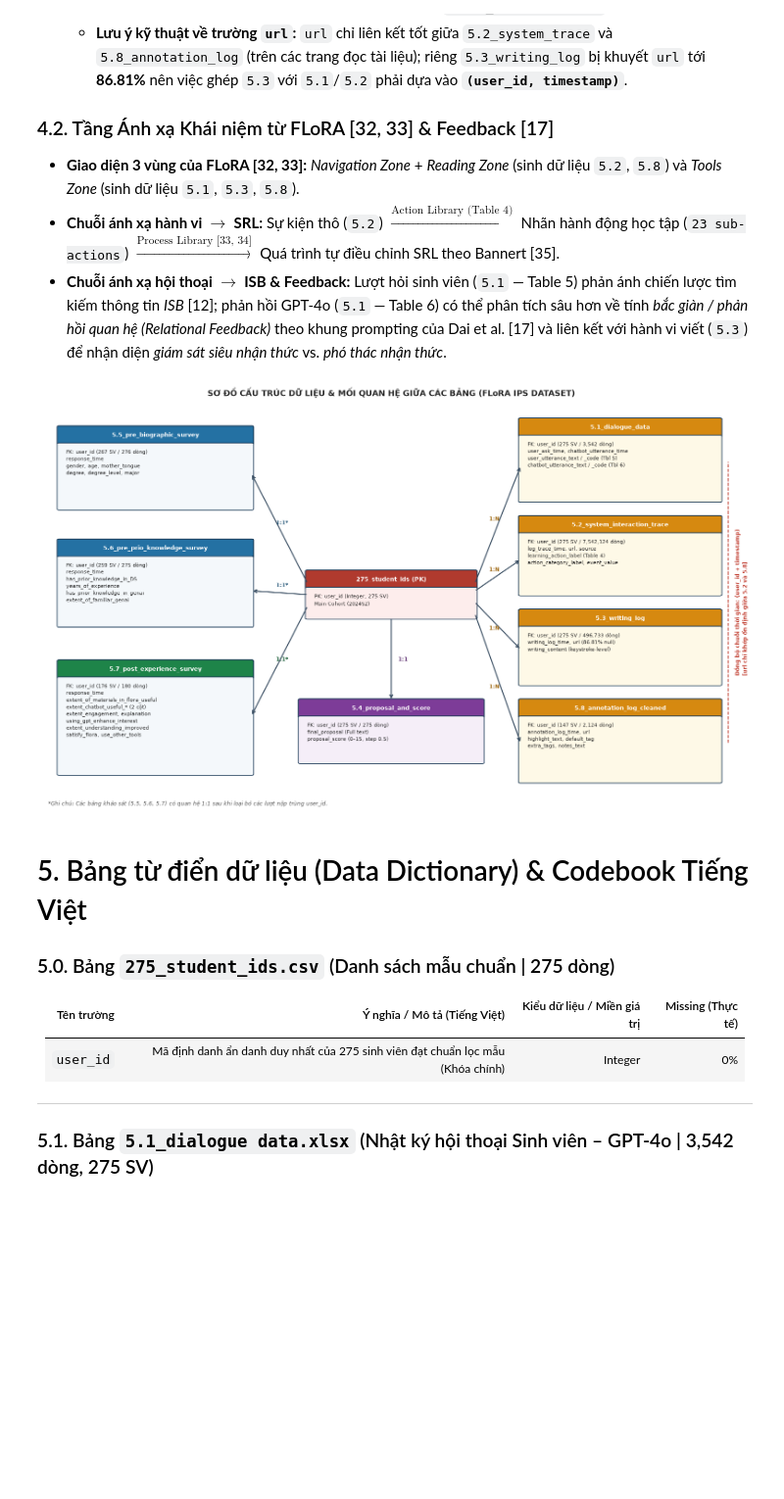
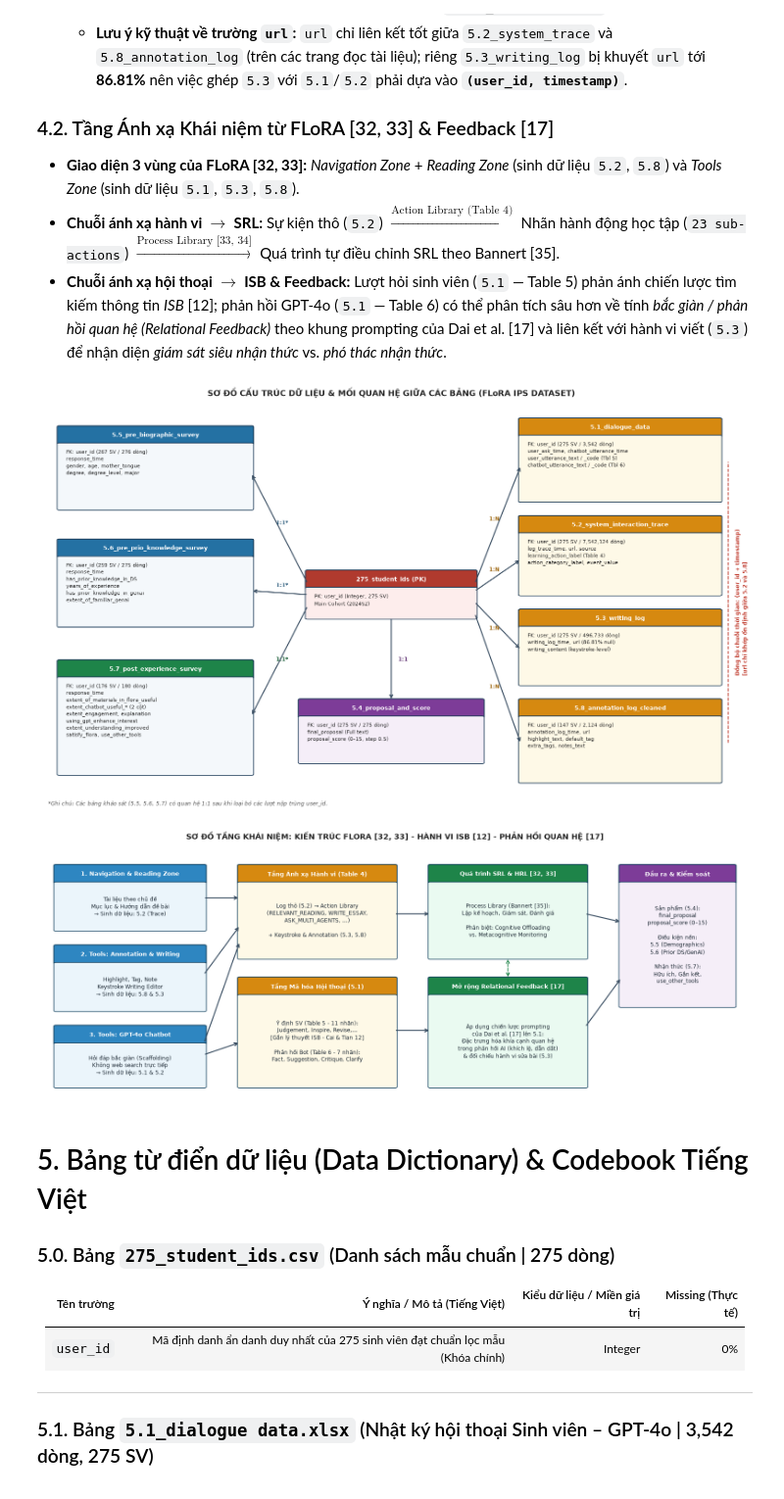
Before and after one commit to hhkc861/FLoRA_Data_Mining, a Jupyter notebook: FLoRa_Data_Analysis.ipynb, the cells around one changed output. Shown at 98% size. Saved outputs shown, nothing was run; the diff lists cells and outputs as text; code cells hidden in the pictures; blank space fills up the shorter version.

```diff
--- a/FLoRa_Data_Analysis.ipynb
+++ b/FLoRa_Data_Analysis.ipynb
@@ -382,33 +518,99 @@ ax.annotate('', xy=(30, 54), xytext=(38, 53), arrowprops=arrow_kw)
 ax.annotate('', xy=(30, 22), xytext=(38, 50), arrowprops=arrow_kw)
 ax.annotate('', xy=(50, 26), xytext=(50, 47), arrowprops=arrow_kw)
 ax.annotate('', xy=(68.5, 86), xytext=(62, 56), arrowprops=arrow_kw)
 ax.annotate('', xy=(68.5, 62), xytext=(62, 54), arrowprops=arrow_kw)
 ax.annotate('', xy=(68.5, 39), xytext=(62, 51), arrowprops=arrow_kw)
 ax.annotate('', xy=(68.5, 15), xytext=(62, 48), arrowprops=arrow_kw)
 
 # Nhãn quan hệ
 ax.text(33.5, 71, "1:1*", fontsize=8.5, fontweight='bold', color='#1b4f72')
 ax.text(33.5, 55, "1:1*", fontsize=8.5, fontweight='bold', color='#1b4f72')
 ax.text(33.5, 36, "1:1*", fontsize=8.5, fontweight='bold', color='#145a32')
 ax.text(51, 36, "1:1", fontsize=8.5, fontweight='bold', color='#5b2c6f')
 ax.text(64, 72, "1:N", fontsize=8.5, fontweight='bold', color='#9c640c')
 ax.text(64, 59, "1:N", fontsize=8.5, fontweight='bold', color='#9c640c')
 ax.text(64, 44, "1:N", fontsize=8.5, fontweight='bold', color='#9c640c')
 ax.text(64, 29, "1:N", fontsize=8.5, fontweight='bold', color='#9c640c')
 
 # Đường liên kết đồng bộ thời gian giữa 4 bảng Phase 3
 ax.plot([98.2, 98.2], [15, 87], linestyle='--', color='#c0392b', lw=1.4)
 ax.text(99.0, 51, "Đồng bộ chuỗi thời gian: (user_id + timestamp)\n[url chỉ khớp ổn định giữa 5.2 và 5.8]", rotation=90,
         fontsize=8.3, color='#c0392b', va='center', ha='left', fontweight='bold')
 
 plt.title("SƠ ĐỒ CẤU TRÚC DỮ LIỆU & MỐI QUAN HỆ GIỮA CÁC BẢNG (FLoRA IPS DATASET)",
           fontsize=13, fontweight='bold', pad=12)
 plt.figtext(0.02, 0.01, "*Ghi chú: Các bảng khảo sát (5.5, 5.6, 5.7) có quan hệ 1:1 sau khi loại bỏ các lượt nộp trùng user_id.",
             fontsize=8.5, style='italic', color='#555555')
 plt.tight_layout()
 plt.show()
+
+# --- MỤC 4.2: SƠ ĐỒ TẦNG KHÁI NIỆM (FLORA ARCHITECTURE [32,33] + ISB [12] + RELATIONAL FEEDBACK [17]) ---
+fig, ax = plt.subplots(figsize=(16, 6.2))
+ax.set_xlim(0, 100)
+ax.set_ylim(0, 62)
+ax.axis('off')
+
+def draw_box(ax, x, y, w, h, title, body, hc='#1f618d', bc='#ebf5fb'):
+    ax.add_patch(patches.FancyBboxPatch((x, y + h - 4.2), w, 4.2, boxstyle="round,pad=0.3",
+                                        facecolor=hc, edgecolor='#154360', linewidth=1.4))
+    ax.text(x + w/2, y + h - 2.1, title, color='white', fontsize=9.2, fontweight='bold', ha='center', va='center')
+    ax.add_patch(patches.FancyBboxPatch((x, y), w, h - 4.4, boxstyle="round,pad=0.3",
+                                        facecolor=bc, edgecolor='#154360', linewidth=1.1))
+    ax.text(x + w/2, y + (h - 4.4)/2, body, color='#1c2833', fontsize=8.3, ha='center', va='center', linespacing=1.4)
+
+# Cột 1: Kiến trúc 3 vùng FLoRA [32, 33]
+draw_box(ax, 2, 41, 21, 16, "1. Navigation & Reading Zone",
+         "Tài liệu theo chủ đề\nMục lục & Hướng dẫn đề bài\n→ Sinh dữ liệu: 5.2 (Trace)",
+         hc='#2e86c1')
+draw_box(ax, 2, 21, 21, 16, "2. Tools: Annotation & Writing",
+         "Highlight, Tag, Note\nKeystroke Writing Editor\n→ Sinh dữ liệu: 5.8 & 5.3",
+         hc='#2e86c1')
+draw_box(ax, 2, 2, 21, 15, "3. Tools: GPT-4o Chatbot",
+         "Hỏi đáp bắc giàn (Scaffolding)\nKhông web search trực tiếp\n→ Sinh dữ liệu: 5.1 & 5.2",
+         hc='#2e86c1')
+
+# Cột 2: Tầng Mã hóa & Ánh xạ (Action Library & Codebooks)
+draw_box(ax, 28, 34, 22, 23, "Tầng Ánh xạ Hành vi (Table 4)",
+         "Log thô (5.2) → Action Library\n(RELEVANT_READING, WRITE_ESSAY,\nASK_MULTI_AGENTS, ...)\n\n+ Keystroke & Annotation (5.3, 5.8)",
+         hc='#d68910', bc='#fef9e7')
+draw_box(ax, 28, 2, 22, 27, "Tầng Mã hóa Hội thoại (5.1)",
+         "Ý định SV (Table 5 - 11 nhãn):\nJudgement, Inspire, Revise,...\n[Gắn lý thuyết ISB - Cai & Tian 12]\n\nPhản hồi Bot (Table 6 - 7 nhãn):\nFact, Suggestion, Critique, Clarify",
+         hc='#d68910', bc='#fef9e7')
+
+# Cột 3: Tầng Khái niệm Lý thuyết ([32], [33], [17])
+draw_box(ax, 55, 34, 22, 23, "Quá trình SRL & HRL [32, 33]",
+         "Process Library (Bannert [35]):\nLập kế hoạch, Giám sát, Đánh giá\n\nPhân biệt: Cognitive Offloading\nvs. Metacognitive Monitoring",
+         hc='#1e8449', bc='#eafaf1')
+draw_box(ax, 55, 2, 22, 27, "Mở rộng Relational Feedback [17]",
+         "Áp dụng chiến lược prompting\ncủa Dai et al. [17] lên 5.1:\nĐặc trưng hóa khía cạnh quan hệ\ntrong phản hồi AI (khích lệ, dẫn dắt)\n& đối chiếu hành vi sửa bài (5.3)",
+         hc='#1e8449', bc='#eafaf1')
+
+# Cột 4: Đầu ra & Biến kiểm soát
+draw_box(ax, 82, 22, 16, 35, "Đầu ra & Kiểm soát",
+         "Sản phẩm (5.4):\nfinal_proposal\nproposal_score (0–15)\n\nĐiều kiện nền:\n5.5 (Demographics)\n5.6 (Prior DS/GenAI)\n\nNhận thức (5.7):\nHữu ích, Gắn kết,\nuse_other_tools",
+         hc='#7d3c98', bc='#f5eef8')
+
+# Mũi tên luồng dữ liệu
+akw = dict(arrowstyle='->', color='#34495e', lw=1.6)
+ax.annotate('', xy=(28, 49), xytext=(23, 49), arrowprops=akw)
+ax.annotate('', xy=(28, 42), xytext=(23, 30), arrowprops=akw)
+ax.annotate('', xy=(28, 13), xytext=(23, 10), arrowprops=akw)
+ax.annotate('', xy=(28, 38), xytext=(23, 13), arrowprops=akw)
+
+ax.annotate('', xy=(55, 45), xytext=(50, 45), arrowprops=akw)
+ax.annotate('', xy=(55, 16), xytext=(50, 16), arrowprops=akw)
+ax.annotate('', xy=(66, 34), xytext=(66, 29), arrowprops=dict(arrowstyle='<->', color='#1e8449', lw=1.4, ls='--'))
+
+ax.annotate('', xy=(82, 43), xytext=(77, 45), arrowprops=akw)
+ax.annotate('', xy=(82, 29), xytext=(77, 17), arrowprops=akw)
+
+plt.title("SƠ ĐỒ TẦNG KHÁI NIỆM: KIẾN TRÚC FLORA [32, 33] - HÀNH VI ISB [12] - PHẢN HỒI QUAN HỆ [17]",
+          fontsize=12, fontweight='bold', pad=10)
+plt.tight_layout()
+plt.show()
 # %% [output]
 [figure]
+[figure, added]
 # %% [markdown]
 # 5. Bảng từ điển dữ liệu (Data Dictionary) & Codebook Tiếng Việt
 
```
Also changed, not shown: parts of 2 cells of this notebook.
